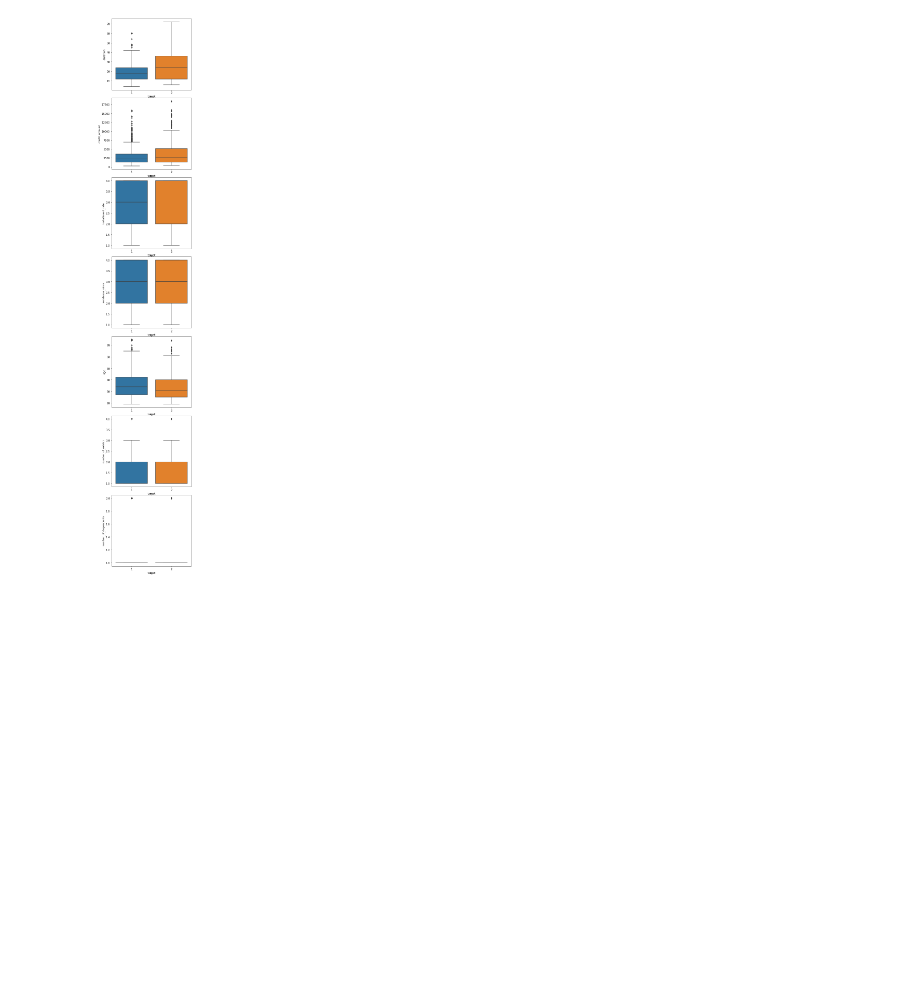
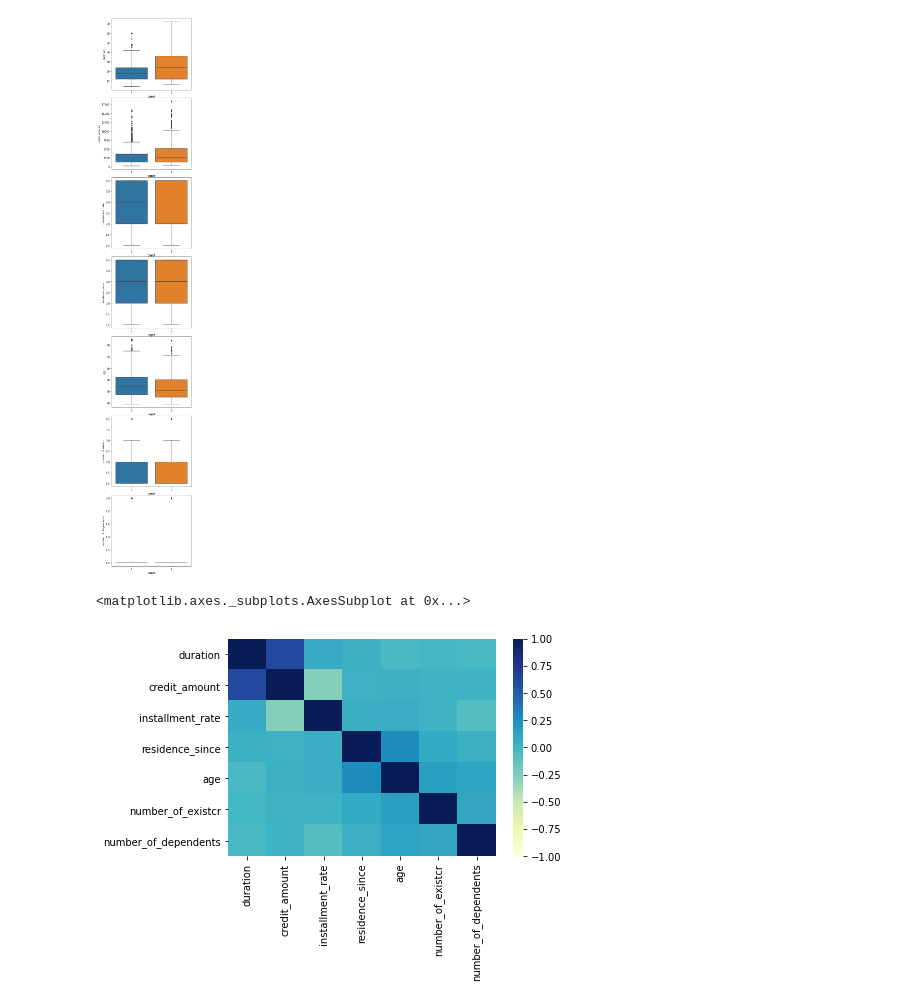
Before and after one commit to shreyansh273/GTx_6501, a Jupyter notebook: Week_4.ipynb, the cells around one changed output. Drawn from its saved outputs; the diff is of its cells as text; code cells hidden in the pictures; blank space fills up the shorter version.

```diff
--- a/Week_4.ipynb
+++ b/Week_4.ipynb
@@ -129,3 +129,8 @@ for i in range(num_rows):
   sns.boxplot(x='target', y=num_col[i], data=credit, ax=ax[i])
 # %% [output]
 [figure]
+# %%
+sns.heatmap(credit[num_col].corr(method='pearson'), cmap='YlGnBu', vmin=-1)
+# %% [output]
+<matplotlib.axes._subplots.AxesSubplot at 0x...>
+[figure, added]
```
Also changed, not shown: parts of 8 cells of this notebook.
